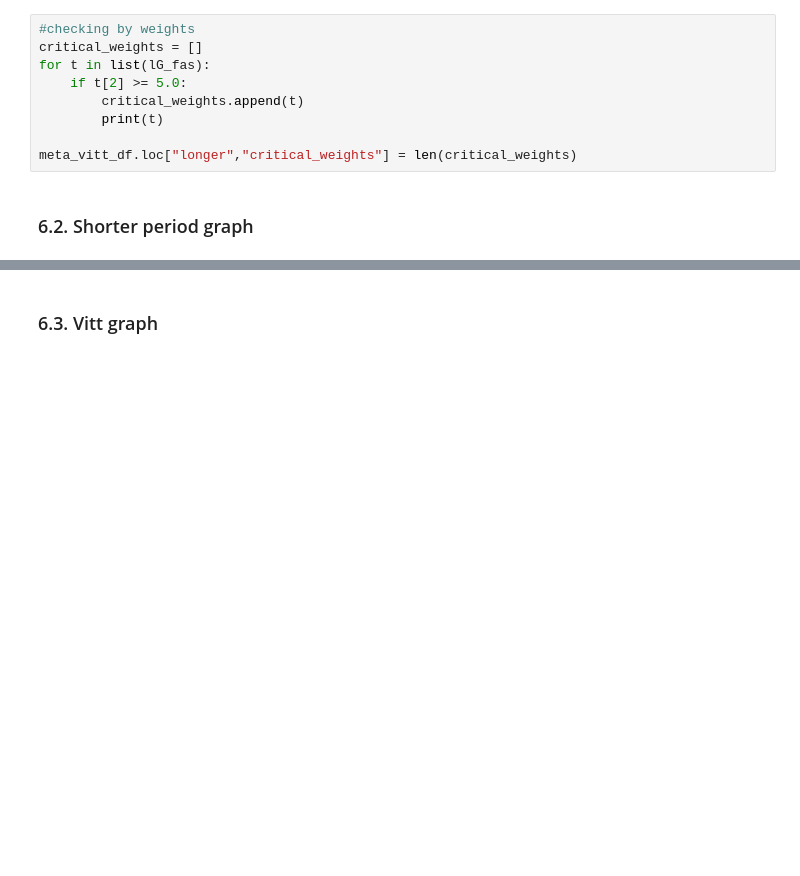
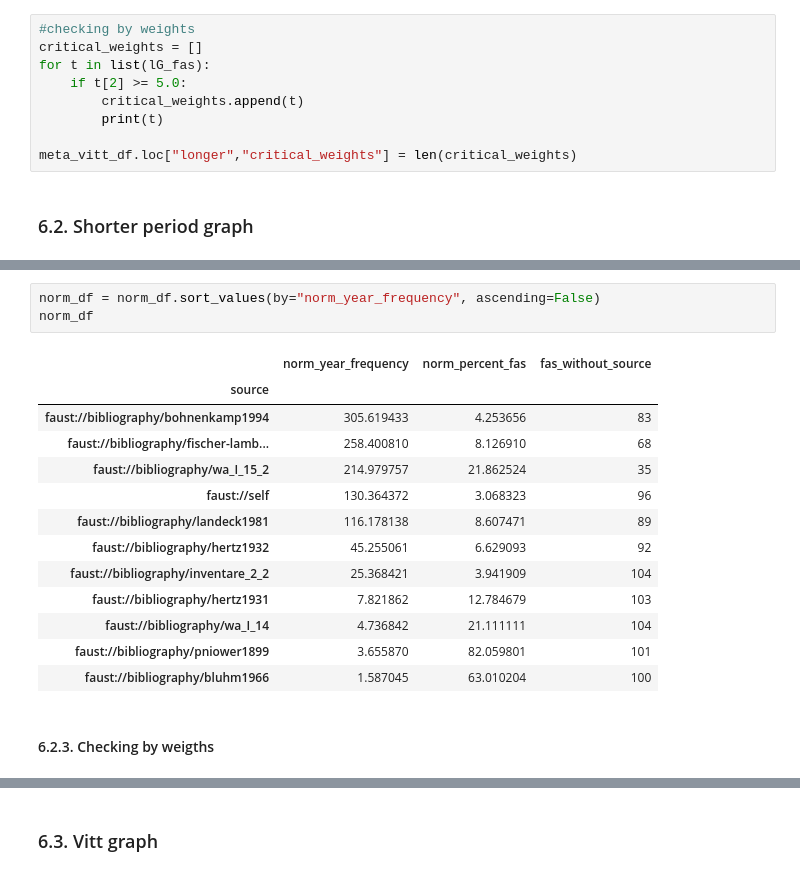
Before and after one commit to papajan3000/faust-macrogen-graph, a Jupyter notebook: n2.ipynb, the cells around one changed output, grey strips where cells are left out. Cells and saved outputs as stored; diff of their text form; blank space fills up the shorter version.

```diff
--- a/n2.ipynb
+++ b/n2.ipynb
@@ -1006,0 +1190,19 @@ meta_vitt_df.loc["longer","critical_weights"] = len(critical_weights)
+# %%
+norm_df = norm_df.sort_values(by="norm_year_frequency", ascending=False)
+norm_df
+# %% [output]
+|  | norm_year_frequency | norm_percent_fas | fas_without_source |
+| source |  |  |  |
+| faust://bibliography/bohnenkamp1994 | 305.619433 | 4.253656 | 83 |
+| faust://bibliography/fischer-lamb... | 258.400810 | 8.126910 | 68 |
+| faust://bibliography/wa_I_15_2 | 214.979757 | 21.862524 | 35 |
+| faust://self | 130.364372 | 3.068323 | 96 |
+| faust://bibliography/landeck1981 | 116.178138 | 8.607471 | 89 |
+| faust://bibliography/hertz1932 | 45.255061 | 6.629093 | 92 |
+| faust://bibliography/inventare_2_2 | 25.368421 | 3.941909 | 104 |
+| faust://bibliography/hertz1931 | 7.821862 | 12.784679 | 103 |
+| faust://bibliography/wa_I_14 | 4.736842 | 21.111111 | 104 |
+| faust://bibliography/pniower1899 | 3.655870 | 82.059801 | 101 |
+| faust://bibliography/bluhm1966 | 1.587045 | 63.010204 | 100 |
+# %% [markdown]
+#### 6.2.3. Checking by weigths
```
Also changed, not shown: parts of 39 cells of this notebook.
